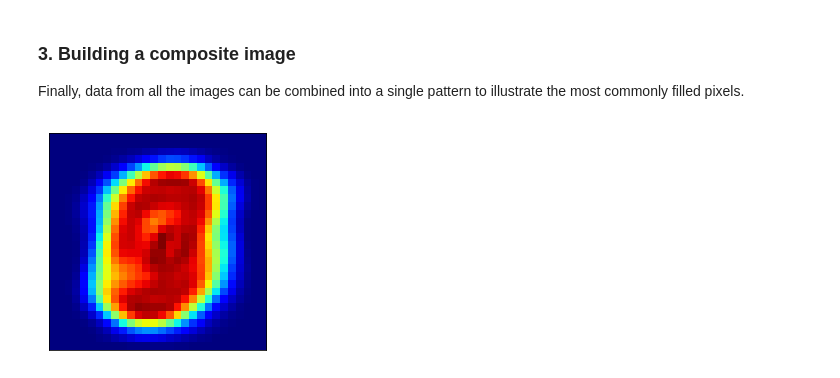
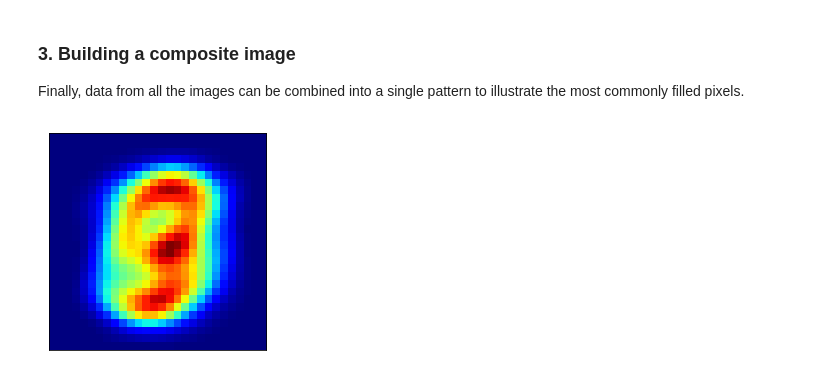
Before and after one commit to peterbekins/Data-Science-Examples, a Jupyter notebook: digits/exploration.ipynb, the cells around one changed output. Saved outputs shown, nothing was run; the diff lists cells and outputs as text; code cells hidden in the pictures.

```diff
--- a/digits/exploration.ipynb
+++ b/digits/exploration.ipynb
@@ -140,10 +140,10 @@ There are 5949 examples of 9
 Finally, data from all the images can be combined into a single pattern to illustrate the most commonly filled pixels.
 # %%
 plt.figure(figsize=(4,4))
-variance = x_train.var().values.reshape(28,28)
-plt.imshow(variance, interpolation = "none", cmap = "jet")
+composite = x_train.mean().values.reshape(28,28)
+plt.imshow(composite, interpolation = "none", cmap = "jet")
 plt.xticks([])
 plt.yticks([])
 plt.show()
 # %% [output]
-[figure, old version]
+[figure, new version]
```
Also changed, not shown: parts of 5 cells of this notebook, 1 other file.
